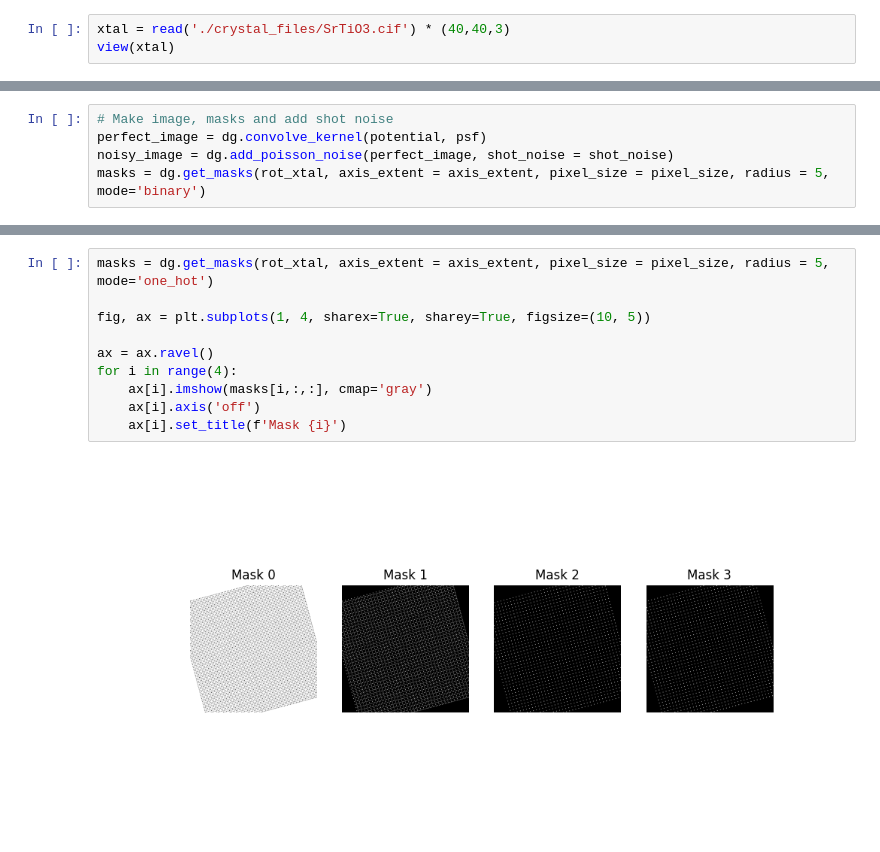
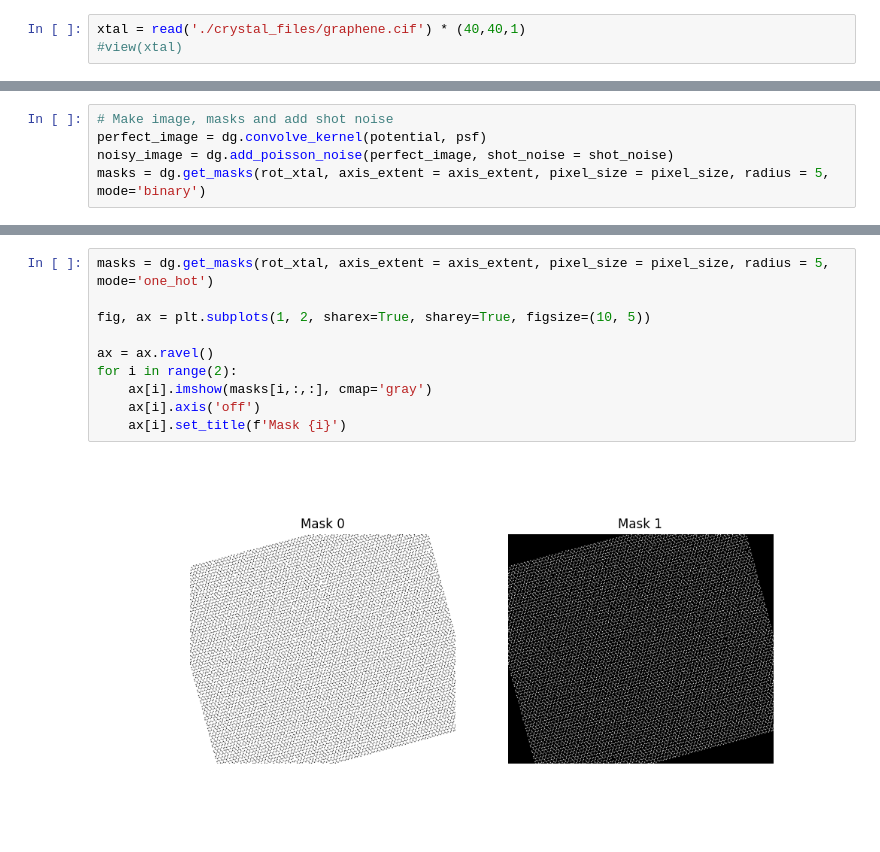
Before and after one commit to utkarshp1161/pystemsim, a Jupyter notebook: Generate_Dataset.ipynb, the cells around one changed output, grey strips where cells are left out. Cells and saved outputs as stored; diff of their text form.

Commit message:
make graphene bilayer example

```diff
--- a/Generate_Dataset.ipynb
+++ b/Generate_Dataset.ipynb
@@ -15,5 +15,5 @@ from ase.visualize import view
 sys.path.append('/Users/austin/Documents/GitHub/DataGenSTEM/DataGenSTEM')
 import data_generator as dg
 # %%
-xtal = read('./crystal_files/SrTiO3.cif') * (40,40,3)
-view(xtal)
+xtal = read('./crystal_files/graphene.cif') * (40,40,1)
+#view(xtal)
@@ -110,12 +108,12 @@ fig.tight_layout()
 # %%
 masks = dg.get_masks(rot_xtal, axis_extent = axis_extent, pixel_size = pixel_size, radius = 5, mode='one_hot')
 
-fig, ax = plt.subplots(1, 4, sharex=True, sharey=True, figsize=(10, 5))
+fig, ax = plt.subplots(1, 2, sharex=True, sharey=True, figsize=(10, 5))
 
 ax = ax.ravel()
-for i in range(4):
+for i in range(2):
     ax[i].imshow(masks[i,:,:], cmap='gray')
     ax[i].axis('off')
     ax[i].set_title(f'Mask {i}')
 # %% [output]
-[figure, old version]
+[figure, new version]
```
Also changed, not shown: parts of 10 cells of this notebook, 1 other file.
